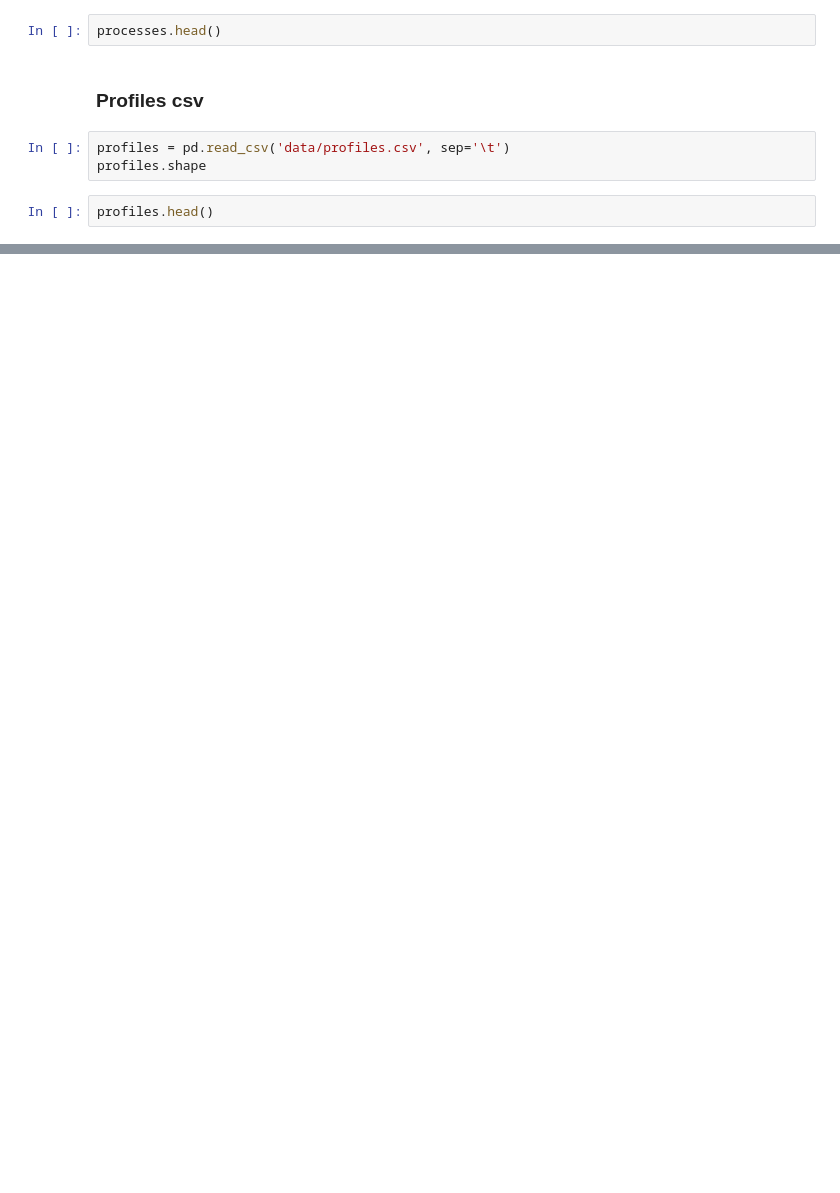
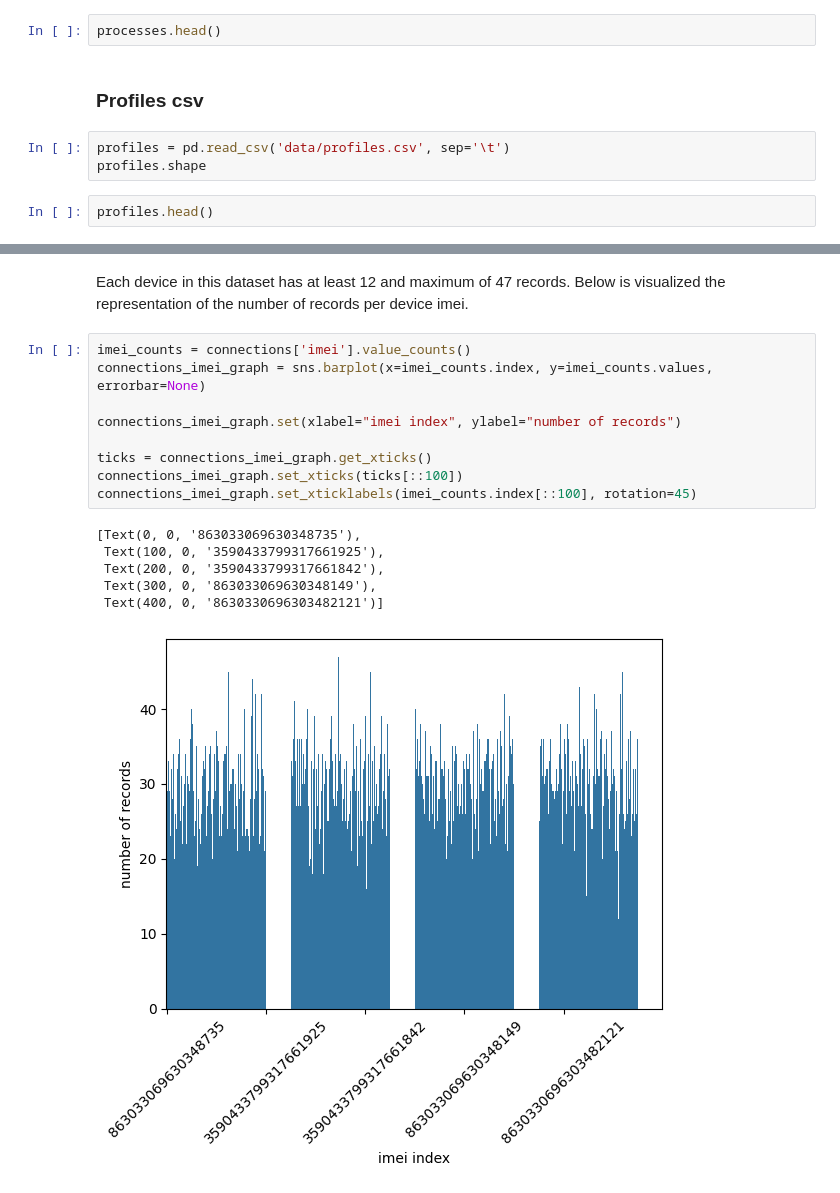
Before and after one commit to MartinH2k3/IAUProject, a Jupyter notebook: phase1-1.ipynb, the cells around one changed output, grey strips where cells are left out. Cells and saved outputs as stored; diff of their text form; blank space fills up the shorter version.

```diff
--- a/phase1-1.ipynb
+++ b/phase1-1.ipynb
@@ -112,0 +224,18 @@ profiles.head()
+# %% [markdown]
+Each device in this dataset has at least 12 and maximum of 47 records. Below is visualized the representation of the number of records per device imei.
+# %%
+imei_counts = connections['imei'].value_counts()
+connections_imei_graph = sns.barplot(x=imei_counts.index, y=imei_counts.values, errorbar=None)
+
+connections_imei_graph.set(xlabel="imei index", ylabel="number of records")
+
+ticks = connections_imei_graph.get_xticks()
+connections_imei_graph.set_xticks(ticks[::100])
+connections_imei_graph.set_xticklabels(imei_counts.index[::100], rotation=45)
+# %% [output]
+[Text(0, 0, '863033069630348735'),
+ Text(100, 0, '3590433799317661925'),
+ Text(200, 0, '3590433799317661842'),
+ Text(300, 0, '863033069630348149'),
+ Text(400, 0, '8630330696303482121')]
+[figure, added]
```
Also changed, not shown: parts of 40 cells of this notebook.
